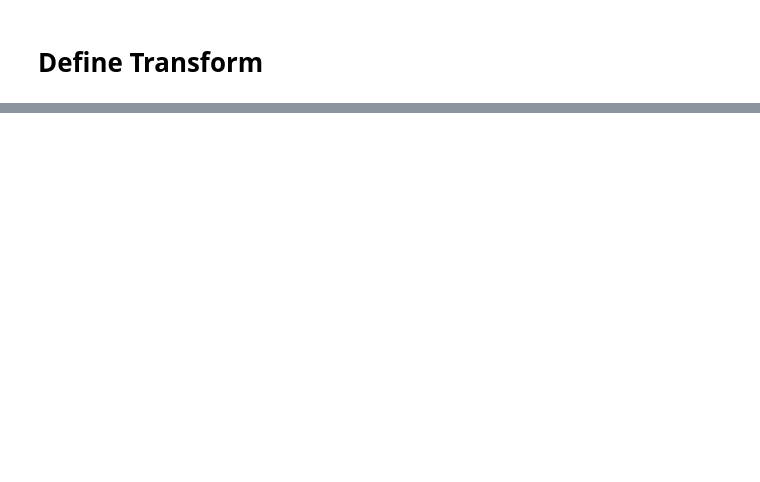
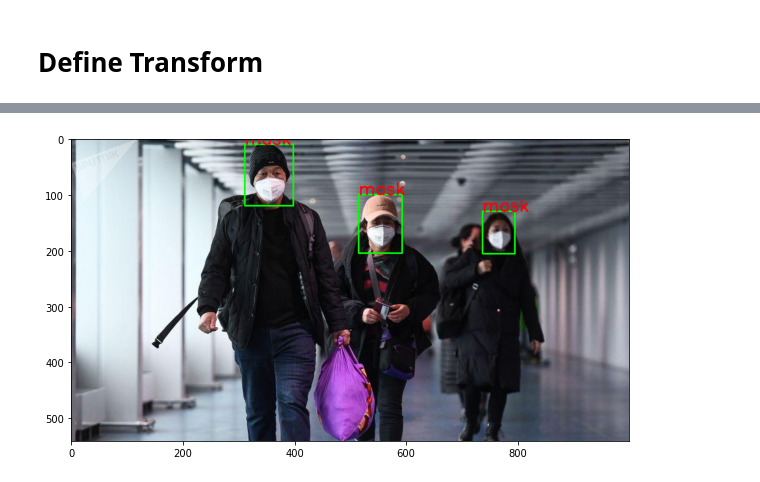
Before and after one commit to skj092/mask-detector, a Jupyter notebook: Mask_Detection_Model.ipynb, the cells around one changed output, grey strips where cells are left out. Saved outputs shown, nothing was run; the diff lists cells and outputs as text; code cells hidden in the pictures; blank space fills up the shorter version.

```diff
--- a/Mask_Detection_Model.ipynb
+++ b/Mask_Detection_Model.ipynb
@@ -157,0 +229,5 @@ class MaskDetectionDataset(Dataset):
+# %%
+img, target = train_dataset[22]
+show_img_bbox(img, target)
+# %% [output]
+[figure, added]
```
Also changed, not shown: parts of 32 cells of this notebook.
